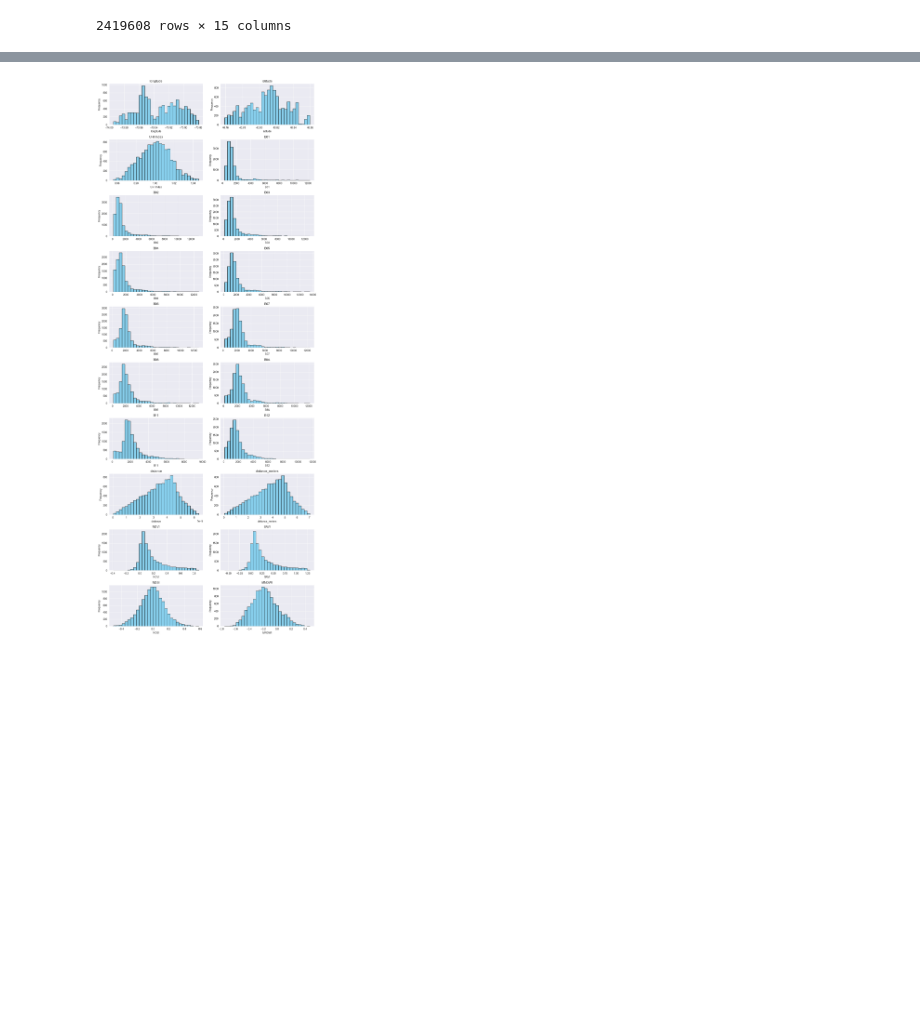
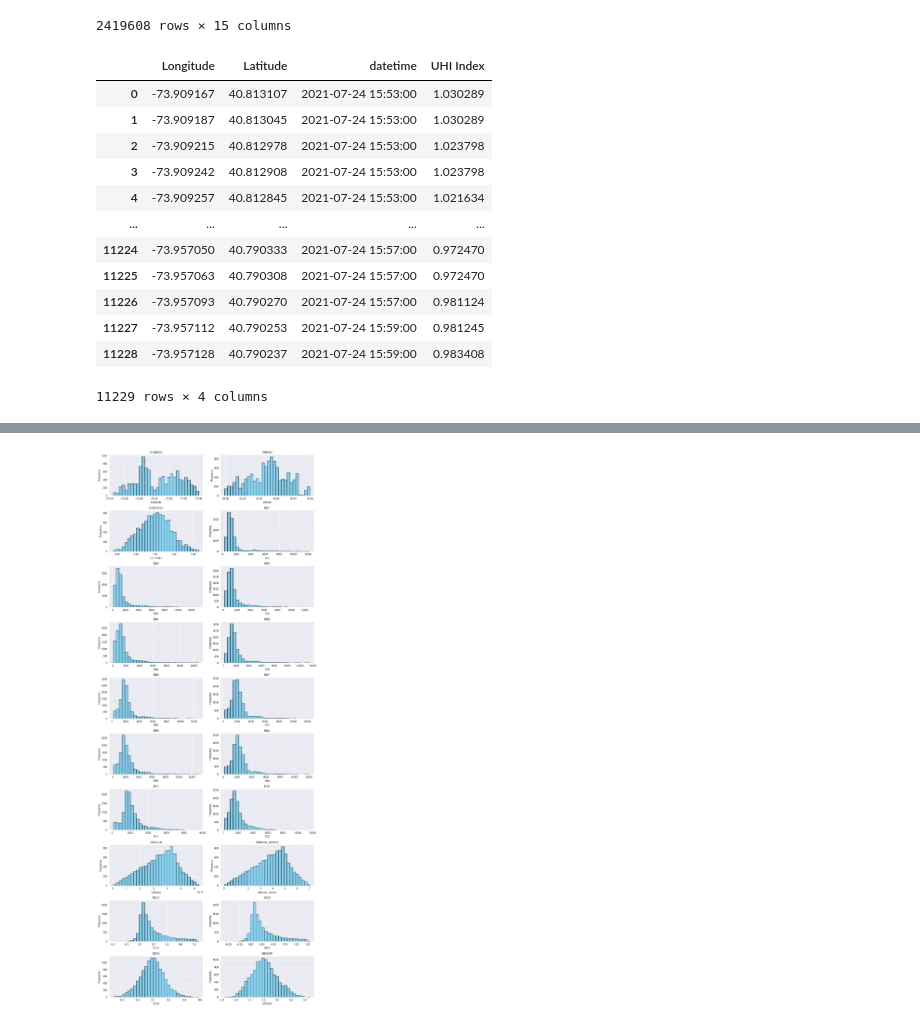
Before and after one commit to botelhogama/EYdatachallenge, a Jupyter notebook: final_test.ipynb, the cells around one changed output, grey strips where cells are left out. Cells and saved outputs as stored; diff of their text form; code cells hidden in the pictures; blank space fills up the shorter version.

```diff
--- a/final_test.ipynb
+++ b/final_test.ipynb
@@ -113,6 +113,22 @@ training_data['datetime'] = pd.to_datetime(training_data['datetime'], format='%d
 2419608 rows × 15 columns
 # %%
 training_data.rename(columns={'Latitude': 'latitude', 'Longitude': 'longitude'}, inplace=True)
+# %%
+training
+# %% [output]
+|  | Longitude | Latitude | datetime | UHI Index |
+| 0 | -73.909167 | 40.813107 | 2021-07-24 15:53:00 | 1.030289 |
+| 1 | -73.909187 | 40.813045 | 2021-07-24 15:53:00 | 1.030289 |
+| 2 | -73.909215 | 40.812978 | 2021-07-24 15:53:00 | 1.023798 |
+| 3 | -73.909242 | 40.812908 | 2021-07-24 15:53:00 | 1.023798 |
+| 4 | -73.909257 | 40.812845 | 2021-07-24 15:53:00 | 1.021634 |
+| ... | ... | ... | ... | ... |
+| 11224 | -73.957050 | 40.790333 | 2021-07-24 15:57:00 | 0.972470 |
+| 11225 | -73.957063 | 40.790308 | 2021-07-24 15:57:00 | 0.972470 |
+| 11226 | -73.957093 | 40.790270 | 2021-07-24 15:57:00 | 0.981124 |
+| 11227 | -73.957112 | 40.790253 | 2021-07-24 15:59:00 | 0.981245 |
+| 11228 | -73.957128 | 40.790237 | 2021-07-24 15:59:00 | 0.983408 |
+11229 rows × 4 columns
 # %%
 # Function to extract features for a point from a pandas DataFrame
 def extract_features_from_dataframe(lat, lon, df):
```
Also changed, not shown: parts of 3 cells of this notebook, 2 other files.
